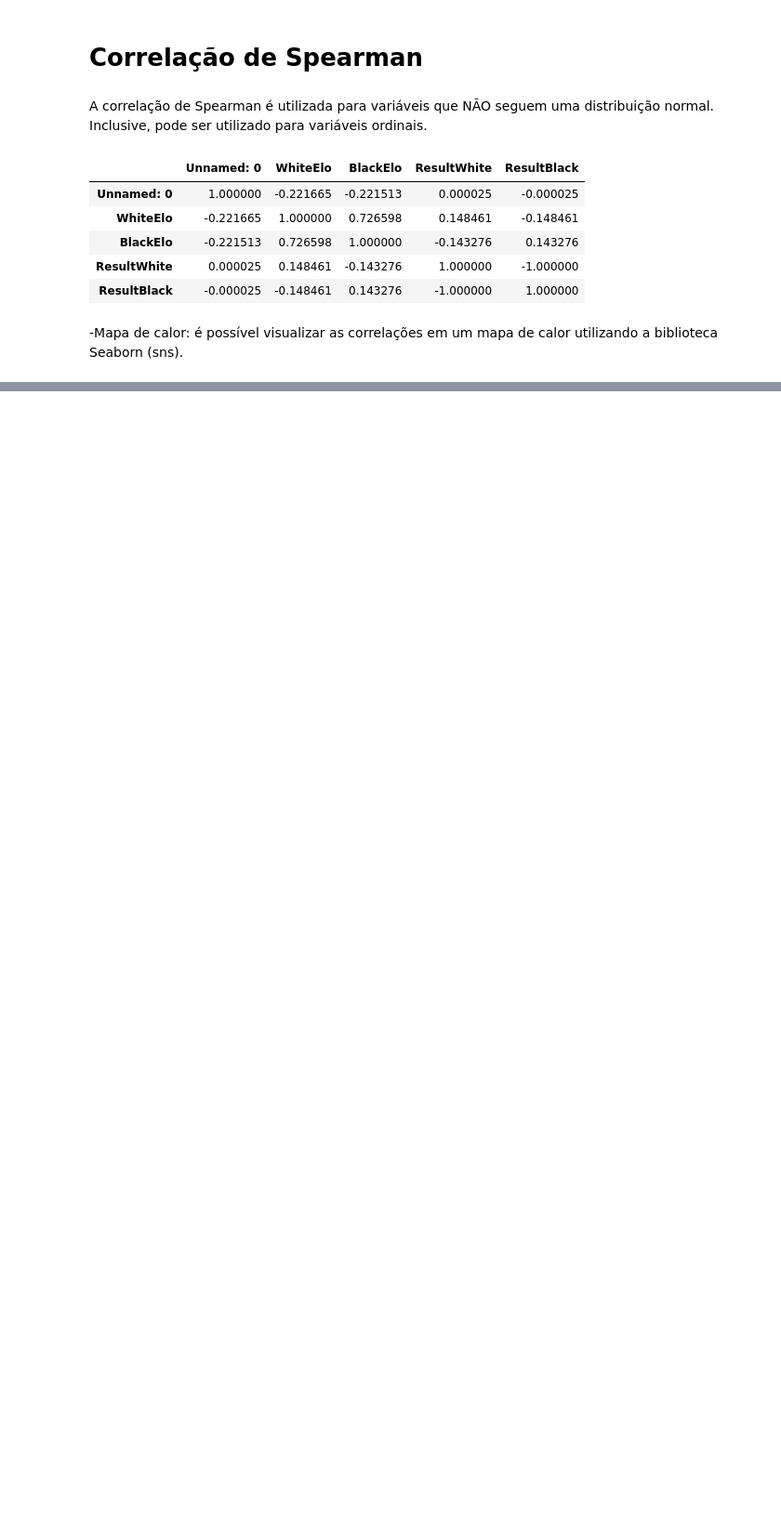
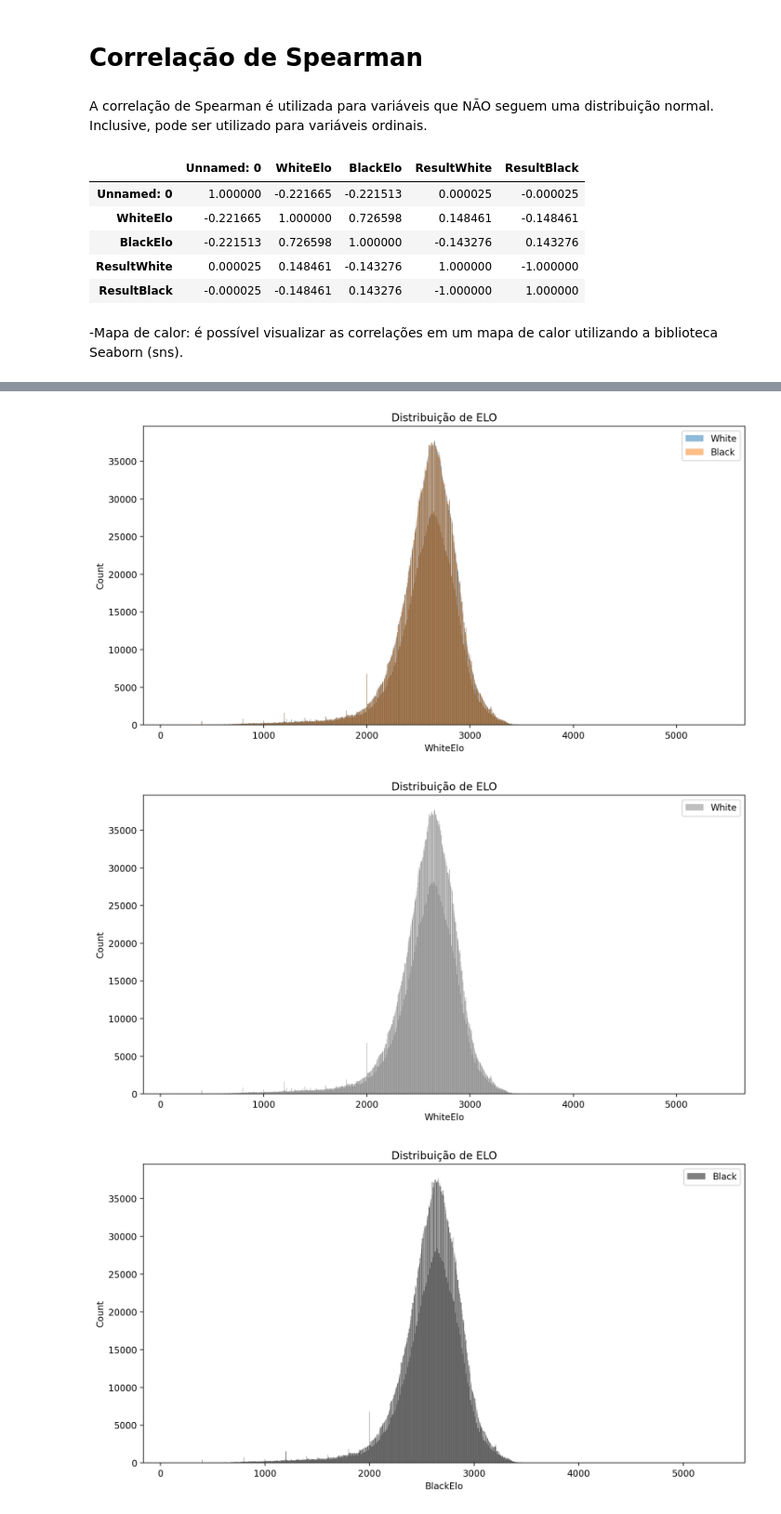
Before and after one commit to DaviCoene/IC---Machine-Learning-in-Chess, a Jupyter notebook: Chess_Testes_estatísticos_e_correlação.ipynb, the cells around one changed output, grey strips where cells are left out. Shown at 93% size. Cells and saved outputs as stored; diff of their text form; code cells hidden in the pictures; blank space fills up the shorter version.

```diff
--- a/Chess_Testes_estatísticos_e_correlação.ipynb
+++ b/Chess_Testes_estatísticos_e_correlação.ipynb
@@ -490,0 +382,30 @@ stats.kruskal(x, y)
+# %%
+
+plt.figure(figsize=(12, 6))
+sns.histplot(data=df, x='WhiteElo', label='White', alpha=0.5)
+sns.histplot(data=df, x='BlackElo', label='Black', alpha=0.5)
+plt.title('Distribuição de ELO')
+plt.legend()
+plt.show()
+
+plt.figure(figsize=(12, 6))
+sns.histplot(data=df, x='WhiteElo', label='White', alpha=0.5, color="Gray")
+plt.title('Distribuição de ELO')
+plt.legend()
+plt.show()
+
+plt.figure(figsize=(12, 6))
+sns.histplot(data=df, x='BlackElo', label='Black', alpha=0.5, color="Black")
+plt.title('Distribuição de ELO')
+plt.legend()
+plt.show()
+
+win_rates = df['Result'].value_counts(normalize=True)
+plt.figure(figsize=(8, 8))
+plt.pie(win_rates, labels=win_rates.index, autopct='%1.1f%%')
+plt.title('Distribuição de Resultados')
+plt.show()
+# %% [output]
+[figure, added]
+[figure, added]
+[figure, added]
```
Also changed, not shown: parts of 31 cells of this notebook.
